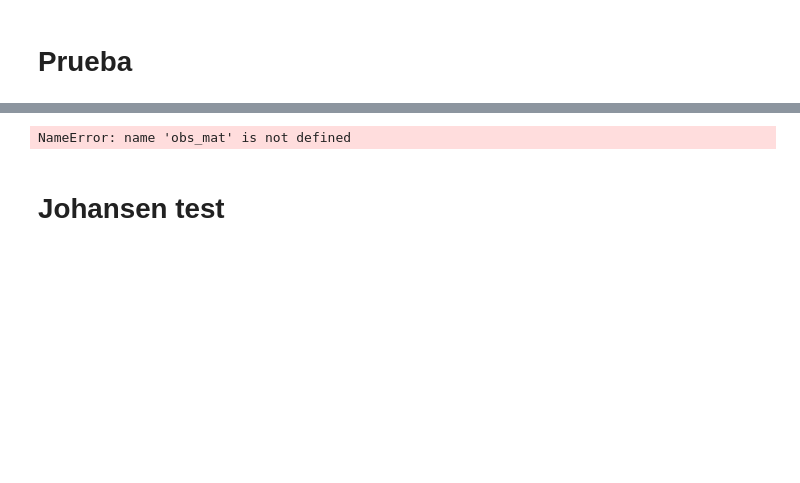
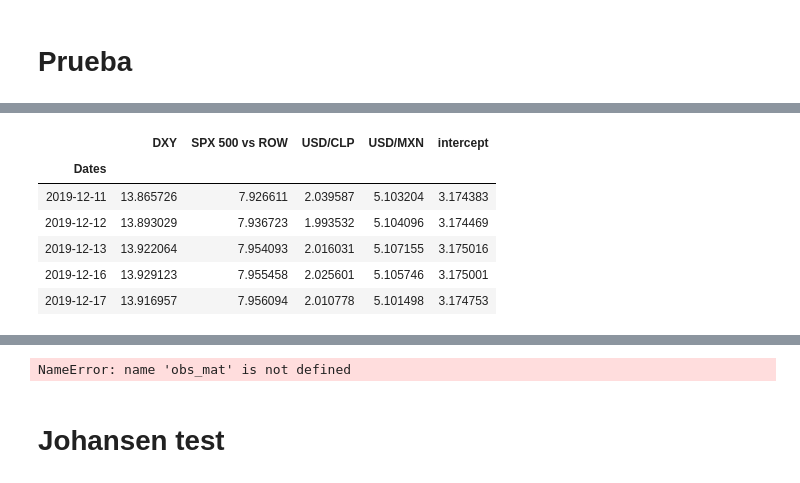
Before and after one commit to jdsuarez10/Kalman-Filter-Multivariado, a Jupyter notebook: Multivariate Kalman Filter - v2.ipynb, the cells around one changed output, grey strips where cells are left out. Drawn from its saved outputs; the diff is of its cells as text; code cells hidden in the pictures; blank space fills up the shorter version.

```diff
--- a/Multivariate Kalman Filter - v2.ipynb
+++ b/Multivariate Kalman Filter - v2.ipynb
@@ -458,7 +485,15 @@ betas_out.tail()
 # %%
 # Betas rezagados un periodo
-betas=betas_out.shift(1).ffill()
+betas=betas_out.shift().ffill()
 betas.tail()
+# %% [output]
+|  | DXY | SPX 500 vs ROW | USD/CLP | USD/MXN | intercept |
+| Dates |  |  |  |  |  |
+| 2019-12-11 | 13.865726 | 7.926611 | 2.039587 | 5.103204 | 3.174383 |
+| 2019-12-12 | 13.893029 | 7.936723 | 1.993532 | 5.104096 | 3.174469 |
+| 2019-12-13 | 13.922064 | 7.954093 | 2.016031 | 5.107155 | 3.175016 |
+| 2019-12-16 | 13.929123 | 7.955458 | 2.025601 | 5.105746 | 3.175001 |
+| 2019-12-17 | 13.916957 | 7.956094 | 2.010778 | 5.101498 | 3.174753 |
 # %%
 precios_prueba=pd.DataFrame(base[betas.columns[:-1]])[betas_out.index[0]:].shift()
 precios_prueba["intercepto"]=1
```
Also changed, not shown: parts of 9 cells of this notebook.
